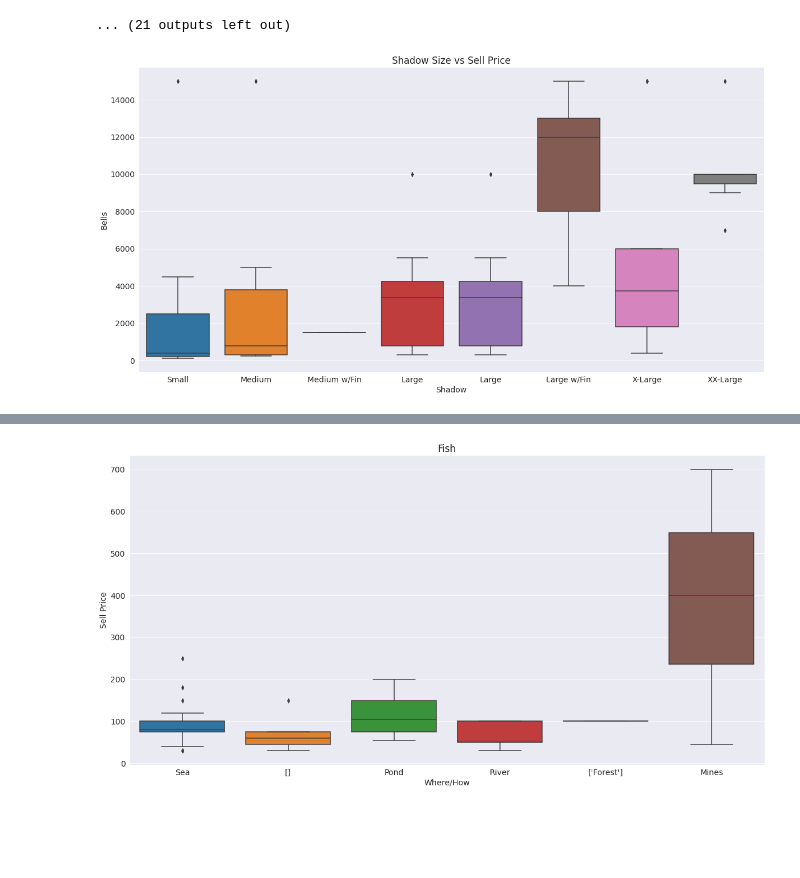
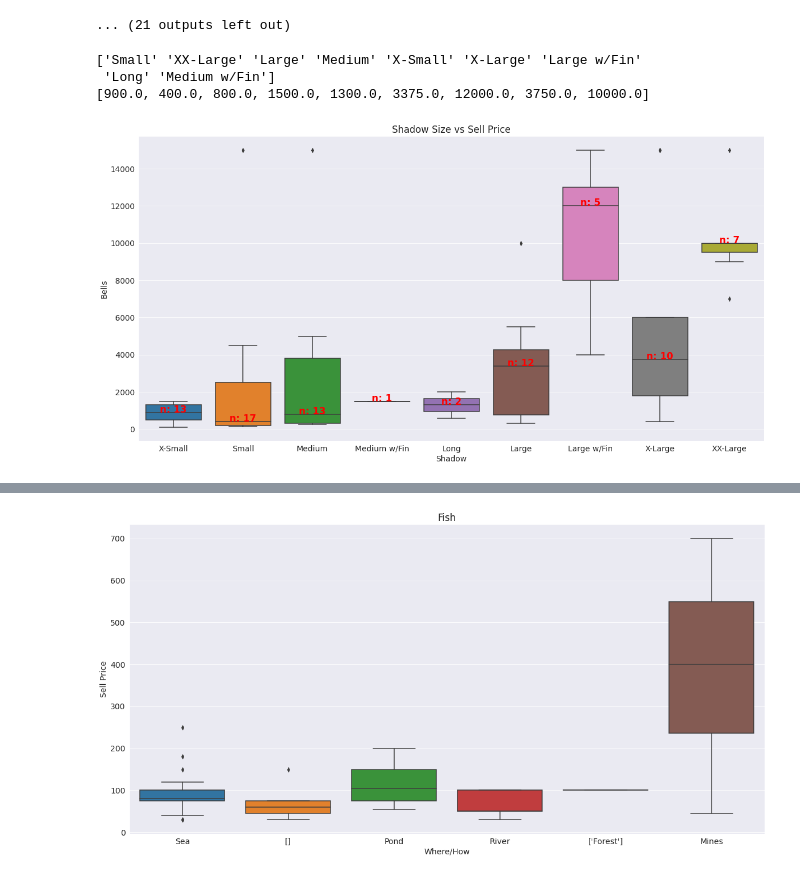
Before and after one commit to fdac23/animal-crossing-economy, a Jupyter notebook: More Graphing.ipynb, the cells around one changed output, grey strips where cells are left out. Saved outputs shown, nothing was run; the diff lists cells and outputs as text; code cells hidden in the pictures; blank space fills up the shorter version.

```diff
--- a/More Graphing.ipynb
+++ b/More Graphing.ipynb
@@ -96,12 +96,36 @@ for feture in fish_df.columns[3:36]:
 [figure]
 [figure]
 ... (21 outputs left out)
-# %%
-size_order = ["Small", "Medium", "Medium w/Fin", "Large", "Large", "Large w/Fin", "X-Large", "XX-Large"]
-sns.boxplot(x=fish_df["Shadow"], y=fish_df["Sell"], order=size_order)
-plt.ylabel("Bells")
-plt.xlabel("Shadow")
-plt.title("Shadow Size vs Sell Price")
-plt.show()
-# %% [output]
-[figure, removed]
+# %%
+print(fish_df["Shadow"].unique())
+size_order = ["X-Small", "Small", "Medium", "Medium w/Fin", "Long", "Large", "Large w/Fin", "X-Large", "XX-Large"]
+ax = sns.boxplot(x=fish_df["Shadow"], y=fish_df["Sell"], order=size_order)
+
+medians = fish_df[['Shadow', 'Sell']]# .median().values
+medians = [medians[medians['Shadow'] == size]["Sell"].median() for size in size_order]
+print(medians)
+nobs = fish_df[['Shadow', 'Sell']]
+nobs = [len(nobs[nobs['Shadow'] == size]["Sell"]) for size in size_order]
+# .value_counts().values
+nobs = [str(x) for x in nobs]
+nobs = ["n: " + i for i in nobs]
+
+pos = range(len(nobs))
+for tick,label in zip(pos,ax.get_xticklabels()):
+    ax.text(pos[tick],
+            medians[tick],
+            nobs[tick],
+            horizontalalignment='center',
+            size='large',
+            color='r',
+            weight='semibold')
+
+plt.ylabel("Bells")
+plt.xlabel("Shadow")
+plt.title("Shadow Size vs Sell Price")
+plt.show()
+# %% [output]
+['Small' 'XX-Large' 'Large' 'Medium' 'X-Small' 'X-Large' 'Large w/Fin'
+ 'Long' 'Medium w/Fin']
+[900.0, 400.0, 800.0, 1500.0, 1300.0, 3375.0, 12000.0, 3750.0, 10000.0]
+[figure, added]
```
Also changed, not shown: parts of 8 cells of this notebook.
